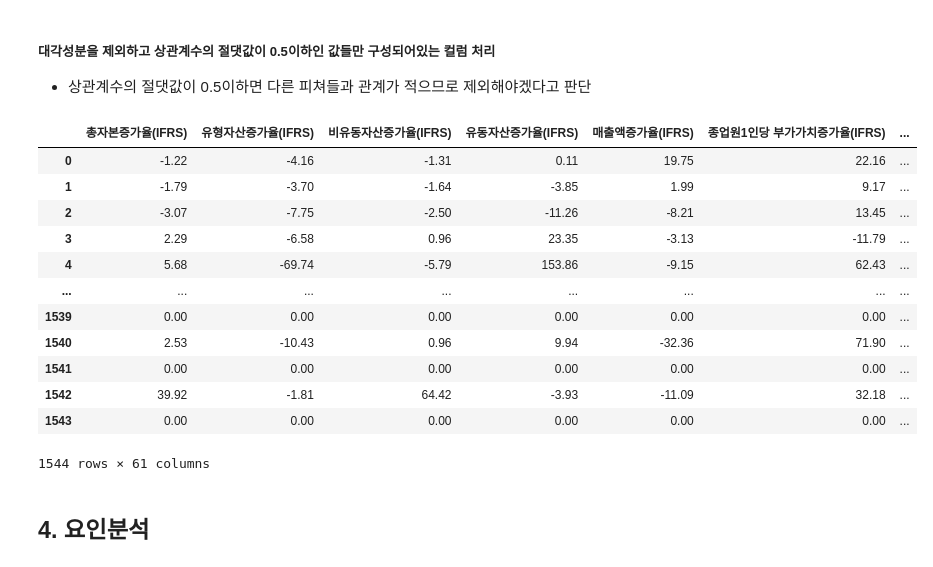
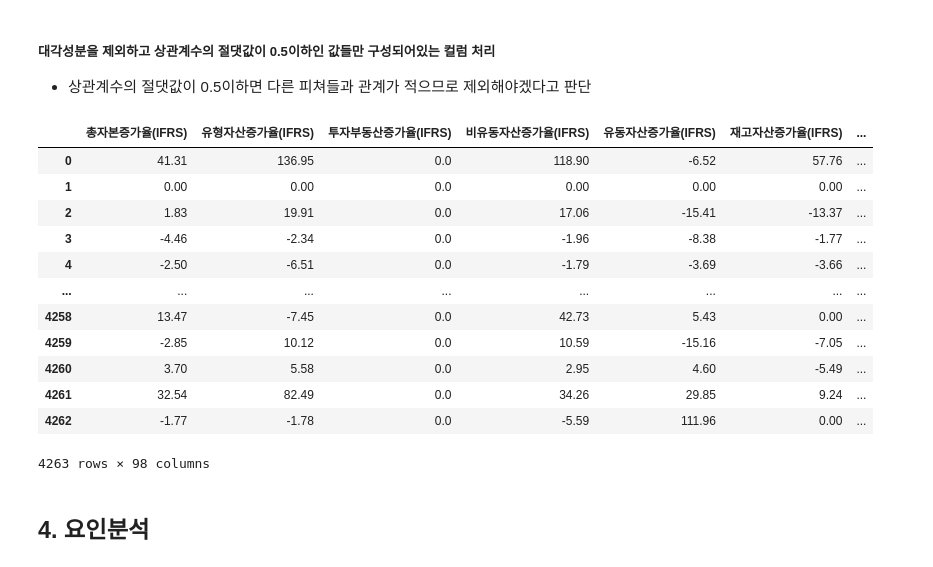
Before and after one commit to JungSeungwon98/ubion_project1, a Jupyter notebook: factor_analysis_with_rlm.ipynb, the cells around one changed output. Saved outputs shown, nothing was run; the diff lists cells and outputs as text; code cells hidden in the pictures.

```diff
--- a/factor_analysis_with_rlm.ipynb
+++ b/factor_analysis_with_rlm.ipynb
@@ -19,4 +31,5 @@ warnings.filterwarnings('ignore')
 # %% [markdown]
 ## 2. 데이터 불러오기
 # %%
-ts_rtn_df = pd.read_excel('data/ts_rtn.xlsx',dtype={'주식코드' : str})
+ts_rtn_df = pd.read_excel('data/ts_rtn_동행.xlsx',dtype={'주식코드' : str}).dropna()
+ts_rtn_df.shape
@@ -44,7 +38,7 @@ df.head()
 # %% [markdown]
 ##### 무한대 값이 있는 경우 제거, 상관분석 위해 (회사명, 주식코드, 연도, 수익률 제외)
 # %%
-df_clean = df.replace([np.inf, -np.inf], np.nan).dropna().iloc[:,3:-1]
+df_clean = ts_rtn_df.replace([np.inf, -np.inf], np.nan).dropna().iloc[:,3:-1]
 # %% [markdown]
 ## 3. 상관분석
 - 자기상관(상관계수가 0.9 이상인 컬럼쌍) 처리
@@ -123,32 +138,32 @@ else:
 # %%
 # 상관관계가 0.5보다 낮은 값들만 구성된 컬럼은 제거
 corr = x_data_cleaned.corr()
 
 # 각 컬럼별로, 자기 자신을 제외한 나머지 컬럼들과의 상관계수 절대값이 모두 0.5 미만인지 확인
 cols_to_drop = []
-for col in corr.columns:
-    # 자기 자신 제외 (상관계수 1)
-    other_corrs = corr[col].drop(col)
-    if all(other_corrs.abs() < 0.5):
-        cols_to_drop.append(col)
+# for col in corr.columns:
+#     # 자기 자신 제외 (상관계수 1)
+#     other_corrs = corr[col].drop(col)
+#     if all(other_corrs.abs() < 0.5):
+#         cols_to_drop.append(col)
 
 # 해당 컬럼 삭제
 filtered_data = x_data_cleaned.drop(columns=cols_to_drop)
 filtered_data
 # %% [output]
-|  | 총자본증가율(IFRS) | 유형자산증가율(IFRS) | 비유동자산증가율(IFRS) | 유동자산증가율(IFRS) | 매출액증가율(IFRS) | 종업원1인당 부가가치증가율(IFRS) | ... |
-| 0 | -1.22 | -4.16 | -1.31 | 0.11 | 19.75 | 22.16 | ... |
-| 1 | -1.79 | -3.70 | -1.64 | -3.85 | 1.99 | 9.17 | ... |
-| 2 | -3.07 | -7.75 | -2.50 | -11.26 | -8.21 | 13.45 | ... |
-| 3 | 2.29 | -6.58 | 0.96 | 23.35 | -3.13 | -11.79 | ... |
-| 4 | 5.68 | -69.74 | -5.79 | 153.86 | -9.15 | 62.43 | ... |
+|  | 총자본증가율(IFRS) | 유형자산증가율(IFRS) | 투자부동산증가율(IFRS) | 비유동자산증가율(IFRS) | 유동자산증가율(IFRS) | 재고자산증가율(IFRS) | ... |
+| 0 | 41.31 | 136.95 | 0.0 | 118.90 | -6.52 | 57.76 | ... |
+| 1 | 0.00 | 0.00 | 0.0 | 0.00 | 0.00 | 0.00 | ... |
+| 2 | 1.83 | 19.91 | 0.0 | 17.06 | -15.41 | -13.37 | ... |
+| 3 | -4.46 | -2.34 | 0.0 | -1.96 | -8.38 | -1.77 | ... |
+| 4 | -2.50 | -6.51 | 0.0 | -1.79 | -3.69 | -3.66 | ... |
 | ... | ... | ... | ... | ... | ... | ... | ... |
-| 1539 | 0.00 | 0.00 | 0.00 | 0.00 | 0.00 | 0.00 | ... |
-| 1540 | 2.53 | -10.43 | 0.96 | 9.94 | -32.36 | 71.90 | ... |
-| 1541 | 0.00 | 0.00 | 0.00 | 0.00 | 0.00 | 0.00 | ... |
-| 1542 | 39.92 | -1.81 | 64.42 | -3.93 | -11.09 | 32.18 | ... |
-| 1543 | 0.00 | 0.00 | 0.00 | 0.00 | 0.00 | 0.00 | ... |
+| 4258 | 13.47 | -7.45 | 0.0 | 42.73 | 5.43 | 0.00 | ... |
+| 4259 | -2.85 | 10.12 | 0.0 | 10.59 | -15.16 | -7.05 | ... |
+| 4260 | 3.70 | 5.58 | 0.0 | 2.95 | 4.60 | -5.49 | ... |
+| 4261 | 32.54 | 82.49 | 0.0 | 34.26 | 29.85 | 9.24 | ... |
+| 4262 | -1.77 | -1.78 | 0.0 | -5.59 | 111.96 | 0.00 | ... |
-1544 rows × 61 columns
+4263 rows × 98 columns
 # %% [markdown]
 ## 4. 요인분석
 # %% [markdown]
```
Also changed, not shown: parts of 12 cells of this notebook, 16 other files.
